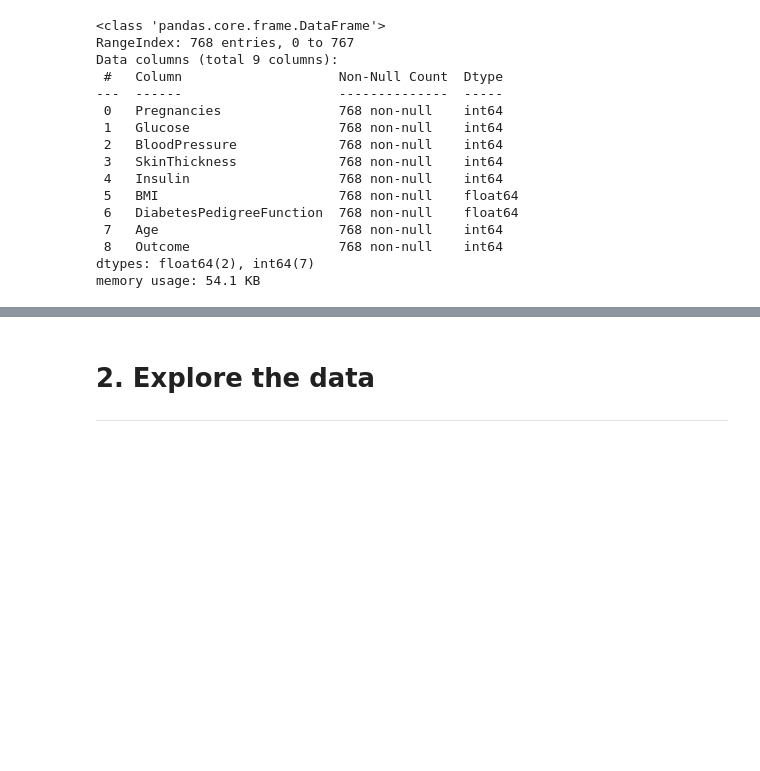
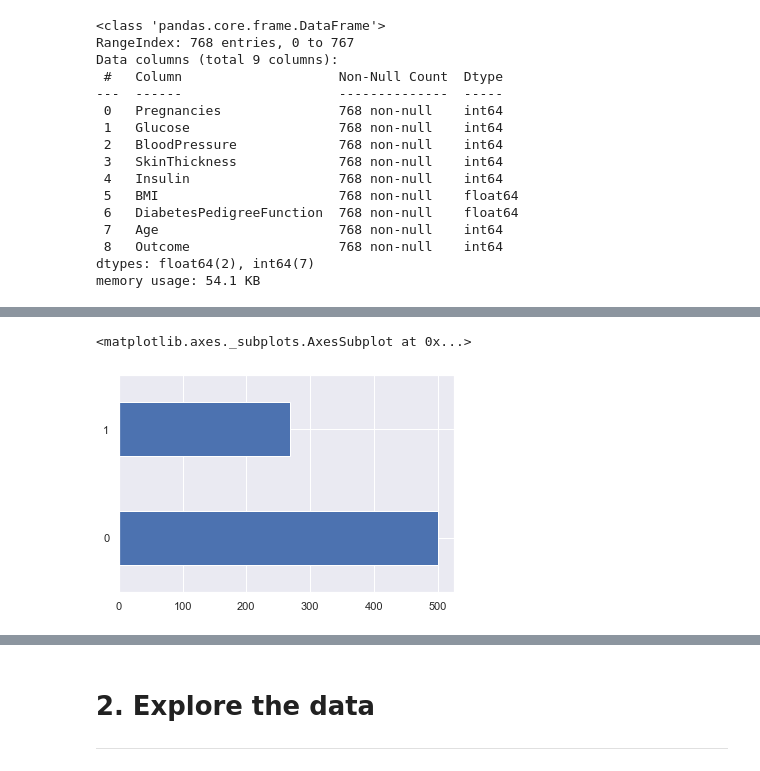
Before and after one commit to axelearning/CS_portfolio, a Jupyter notebook: machine_learning/diabetes_classification/main.ipynb, the cells around one changed output, grey strips where cells are left out. Drawn from its saved outputs; the diff is of its cells as text; code cells hidden in the pictures; blank space fills up the shorter version.

```diff
--- a/machine_learning/diabetes_classification/main.ipynb
+++ b/machine_learning/diabetes_classification/main.ipynb
@@ -82,0 +99,6 @@ test_set.shape
+# %%
+# Target
+diabetes_data['Outcome'].value_counts().plot.barh()
+# %% [output]
+<matplotlib.axes._subplots.AxesSubplot at 0x...>
+[figure, added]
```
Also changed, not shown: parts of 96 cells of this notebook.
